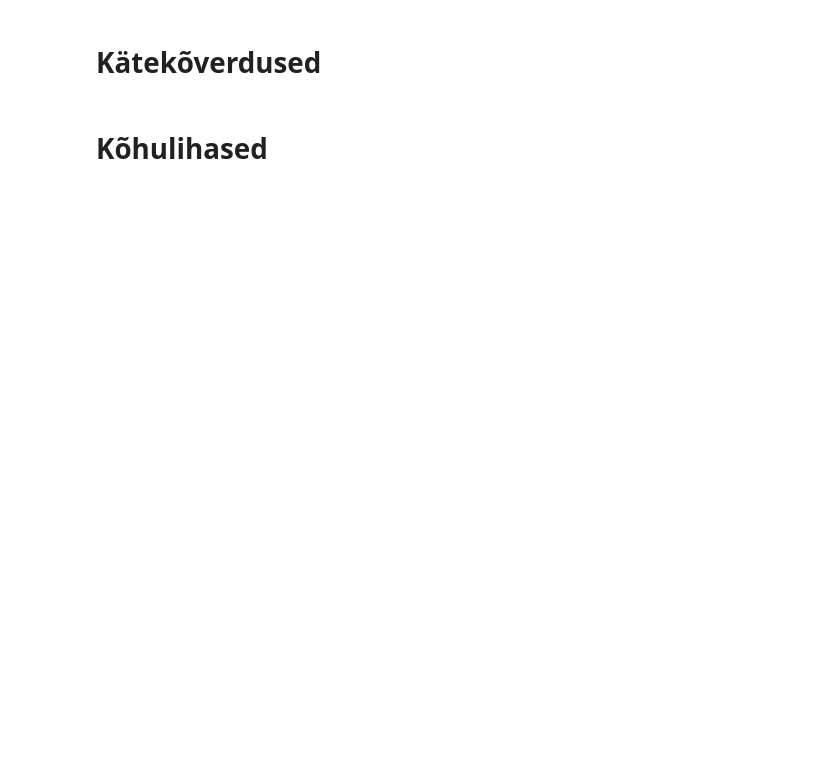
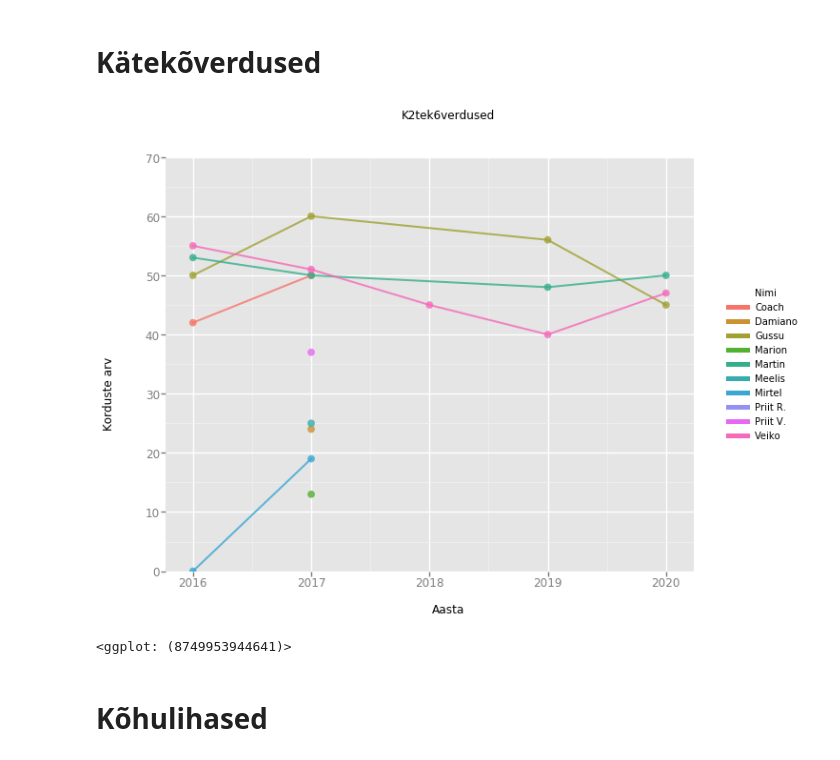
Before and after one commit to veiksa/natokas, a Jupyter notebook: natokas.ipynb, the cells around one changed output. Drawn from its saved outputs; the diff is of its cells as text; code cells hidden in the pictures; blank space fills up the shorter version.

```diff
--- a/natokas.ipynb
+++ b/natokas.ipynb
@@ -16,6 +16,8 @@ from datetime import datetime, timedelta
 # %%
 #pd.set_option('display.float_format', '{:.2E}'.format)
 natokas = pd.read_csv('NATO_Test_tulemused.csv', header=0, sep=',', na_values='#VALUE!', na_filter=True)
+breaks_years = [2016, 2017, 2018, 2019, 2020]
+labels_years = ["2016", "2017", "2018", "2019", "2020"]
 # %%
 ##Funktsioon leitud siit (http://andrewgaidus.com/Analyzing_Race_Results_Part_1_Web_Scraping/), et muuta jooksuajad
 ##pandasele söödavaks
@@ -34,9 +34,12 @@ ValueError: time data '14:10.0' does not match format '%H:%M:%S'
 # %%
 katekad = ggplot(natokas, aes('Aasta',  'K2tek6verdused', color='Nimi')) + geom_point(size=60, alpha=0.8) +\
     geom_line(size=2, alpha=0.8) +\
     ylim(0,70) + ggtitle('K2tek6verdused') + ylab('Korduste arv') +\
-    scale_x_continuous(breaks=[2016 ,2017],labels=["2016", "2017", "2018"])
+    scale_x_continuous(breaks=breaks_years,labels=labels_years)
 print katekad
+# %% [output]
+[figure, added]
+<ggplot: (8749953944641)>
 # %% [markdown]
 # Kõhulihased
 # %%
```
Also changed, not shown: parts of 4 cells of this notebook, 1 other file.
